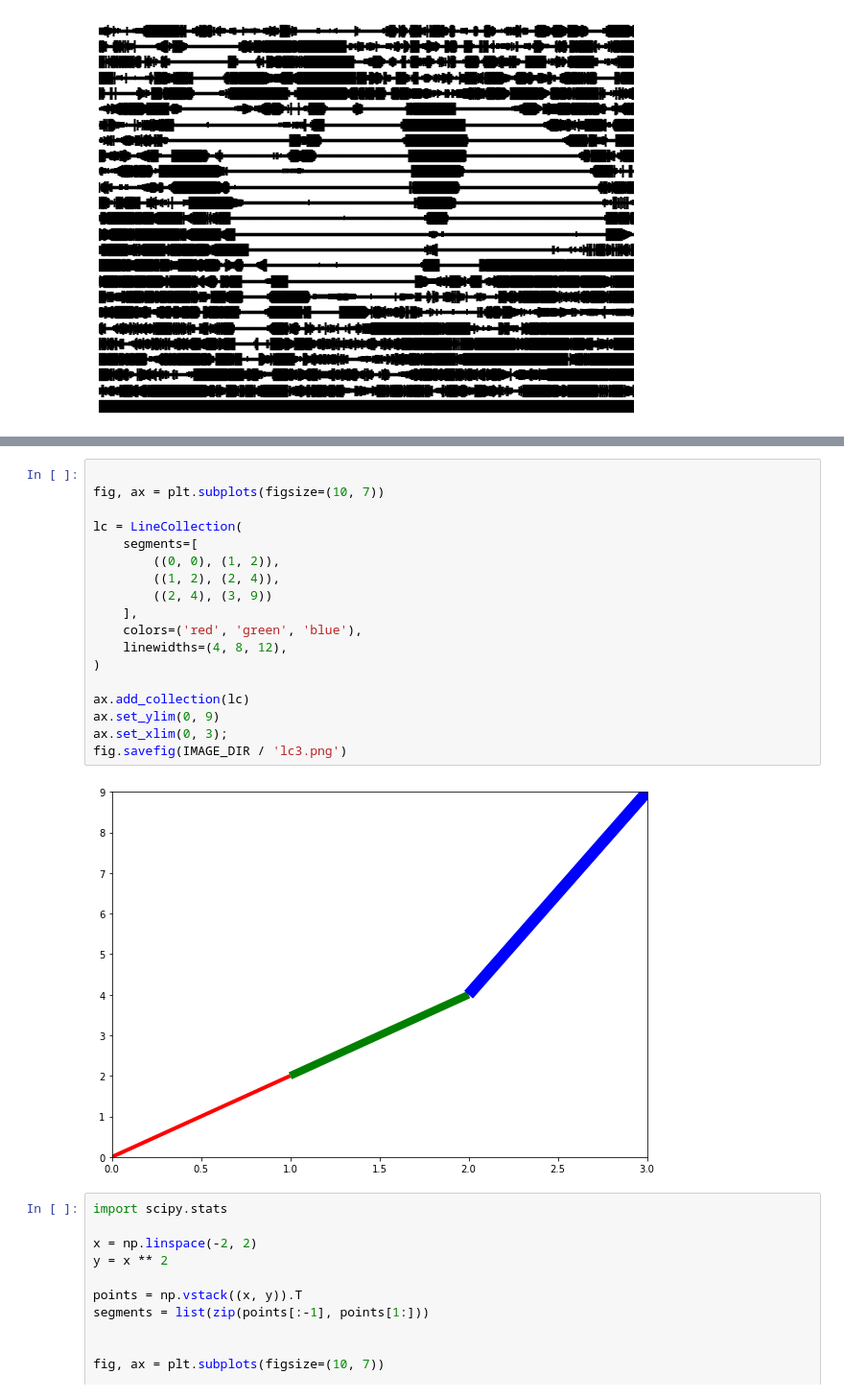
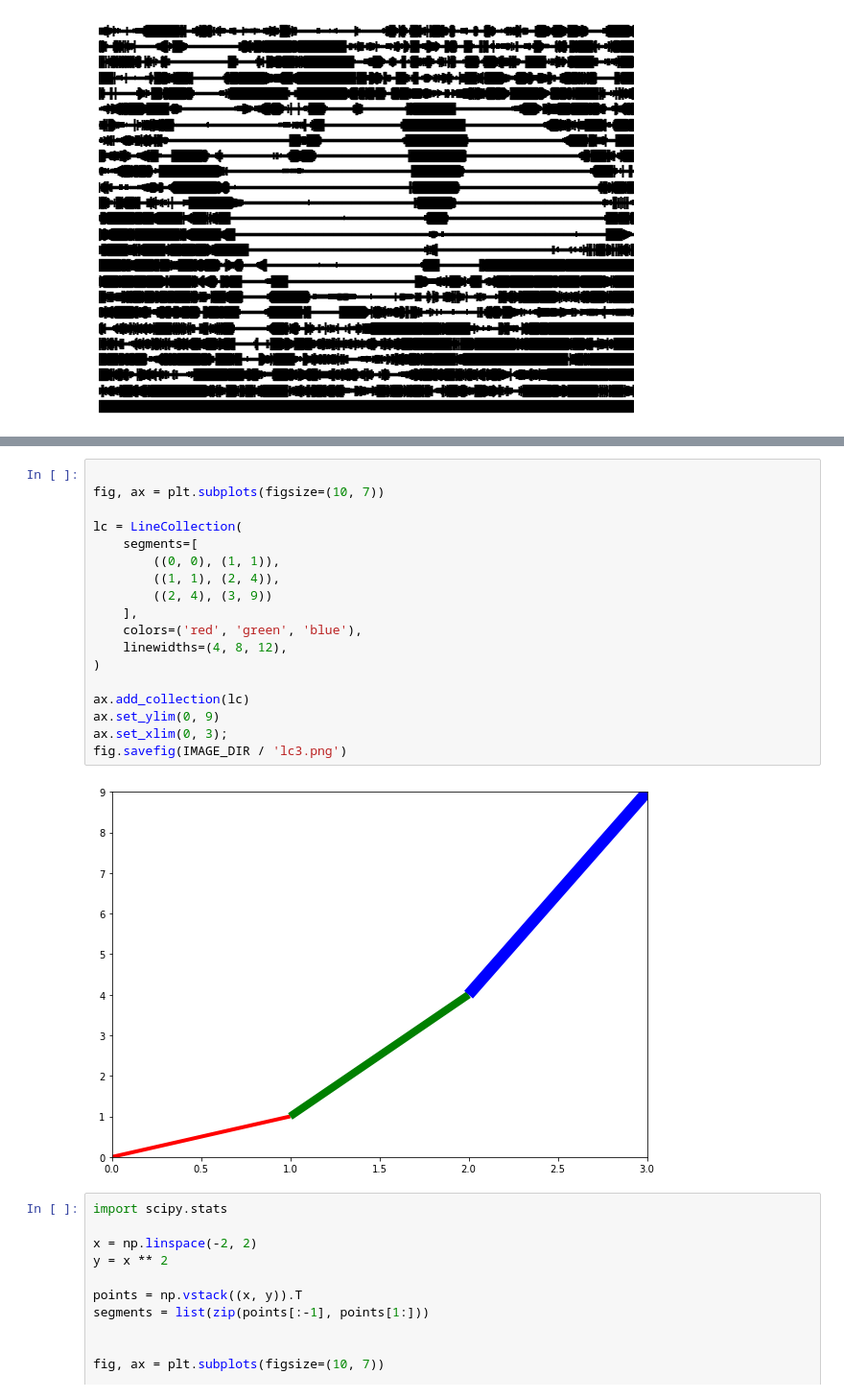
Before and after one commit to ColCarroll/yourplotlib, a Jupyter notebook: notebooks/artists.ipynb, the cells around one changed output, grey strips where cells are left out. Shown at 96% size. Saved outputs shown, nothing was run; the diff lists cells and outputs as text.

```diff
--- a/notebooks/artists.ipynb
+++ b/notebooks/artists.ipynb
@@ -222,23 +222,23 @@ fig.savefig(IMAGE_DIR / 'lc2.png')
 # %%
 
 fig, ax = plt.subplots(figsize=(10, 7))
 
 lc = LineCollection(
     segments=[
-        ((0, 0), (1, 2)),
-        ((1, 2), (2, 4)),
+        ((0, 0), (1, 1)),
+        ((1, 1), (2, 4)),
         ((2, 4), (3, 9))
     ],
     colors=('red', 'green', 'blue'),
     linewidths=(4, 8, 12),
 )
 
 ax.add_collection(lc)
 ax.set_ylim(0, 9)
 ax.set_xlim(0, 3);
 fig.savefig(IMAGE_DIR / 'lc3.png')
 # %% [output]
-[figure, old version]
+[figure, new version]
 # %%
 import scipy.stats
 
```
Also changed, not shown: parts of 2 cells of this notebook, 11 other files.
